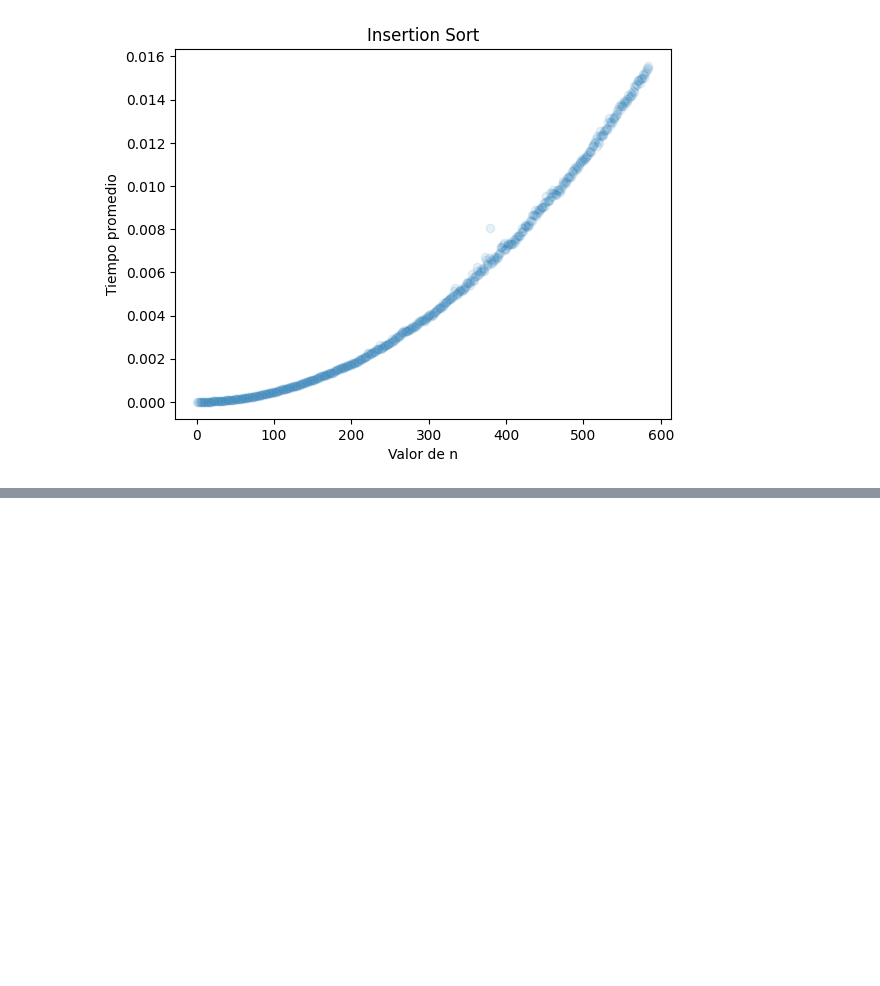
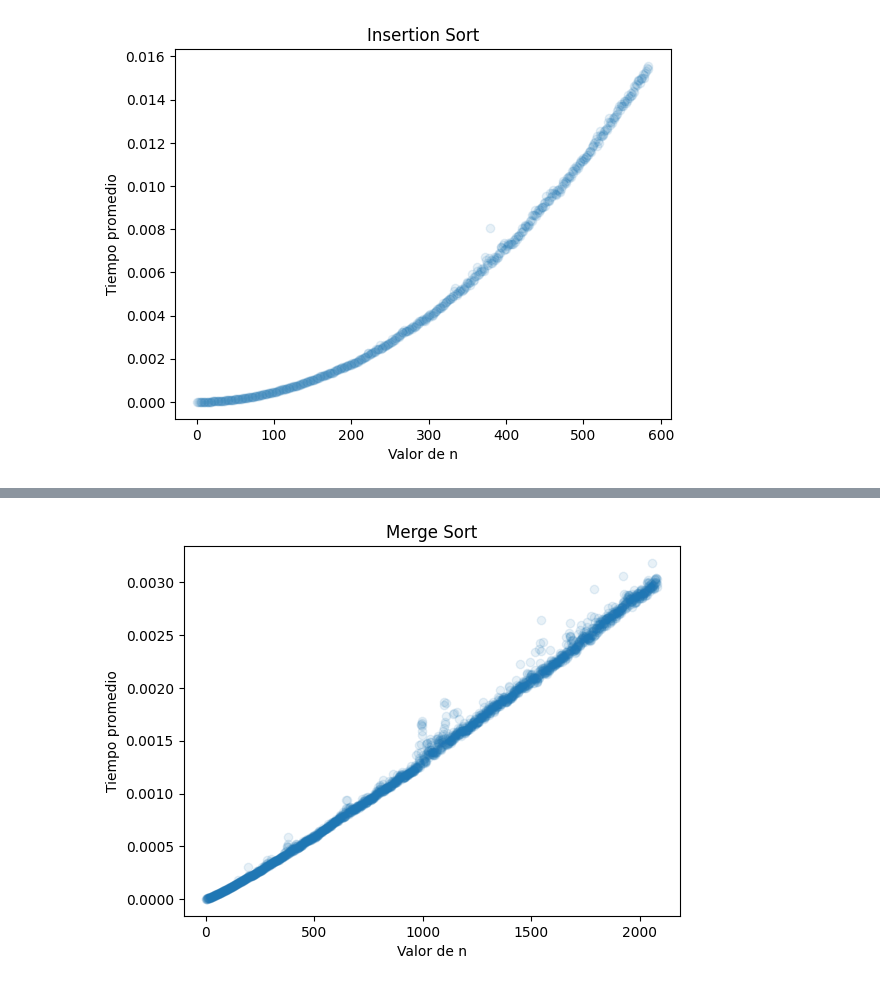
Before and after one commit to MateoG404/Algorithms, a Jupyter notebook: Talleres/Taller01/SextoPunto.ipynb, the cells around one changed output, grey strips where cells are left out. Cells and saved outputs as stored; diff of their text form; code cells hidden in the pictures; blank space fills up the shorter version.

```diff
--- a/Talleres/Taller01/SextoPunto.ipynb
+++ b/Talleres/Taller01/SextoPunto.ipynb
@@ -128,0 +131,42 @@ plt.show();
+# %%
+start_time = time()
+end_time = start_time + (60*5)
+n = 1
+average_times = []
+
+while time() < end_time:
+
+    time_temp = []
+
+    # A) Generar aleatoriamente un arreglo de enteros de valores de 1 a 5000
+
+    for i in range(100):
+
+        unsorted_array = np.random.randint(1,5000,n)
+
+        start_time_sort = time()
+
+        # Sort the unsorted array
+        sorted_array = merge_sort(list(unsorted_array))
+
+        # Calculate the time for the Insertion Sort Algorithm
+        time_execution = time() - start_time_sort
+
+        time_temp.append(time_execution)
+
+    average_times.append(np.average(np.array(time_temp)))
+
+    n += 1
+# %%
+# Create a DataFrame to graph the different times
+df_merge = pd.DataFrame({"Size n":list(range(1,n)),"Average Time":average_times})
+
+# Graph
+
+plt.scatter(df_merge['Size n'],df_merge["Average Time"],marker = "o",label = "second",alpha= 0.1)
+plt.xlabel("Valor de n")
+plt.ylabel("Tiempo promedio")
+plt.title("Merge Sort")
+plt.show();
+# %% [output]
+[figure, added]
```
Also changed, not shown: parts of 6 cells of this notebook, 1 other file.
